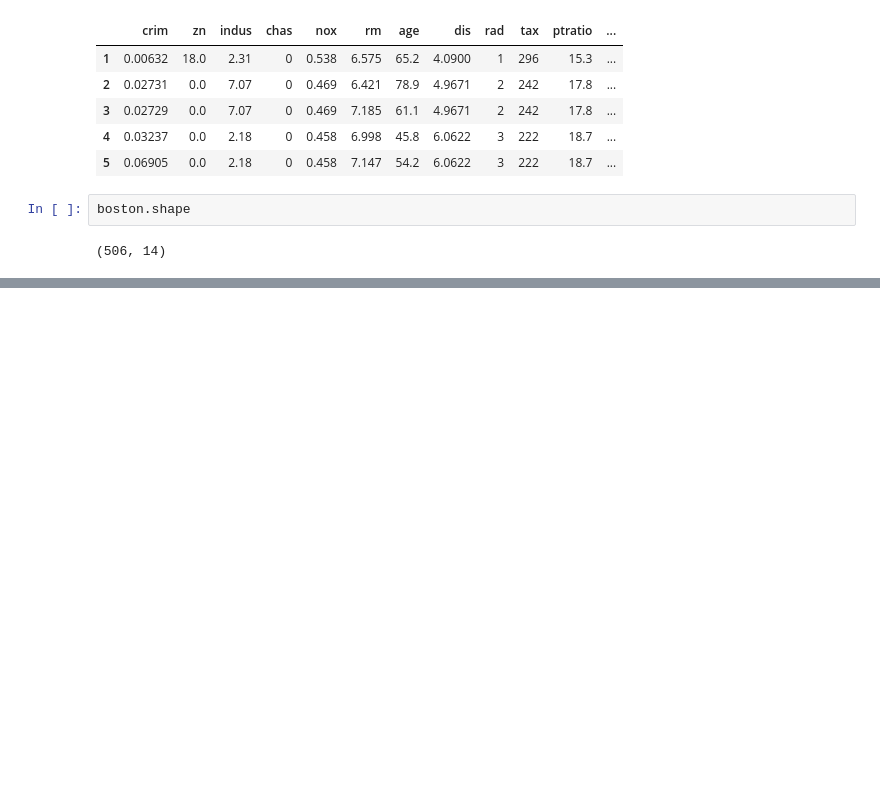
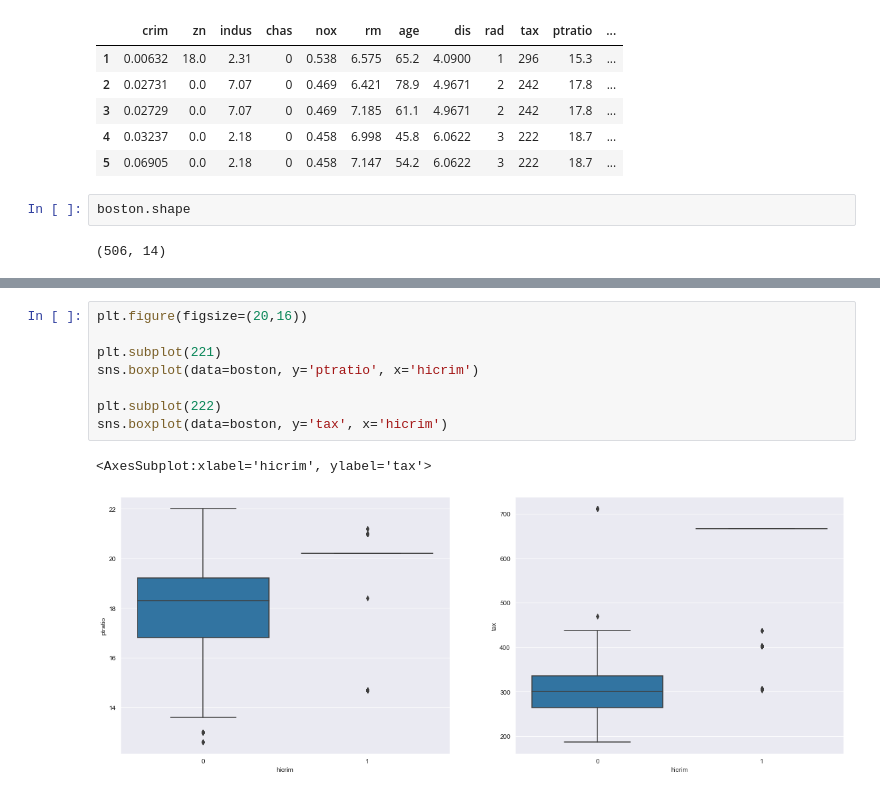
Before and after one commit to kdesh96/ISLR-exercises, a Jupyter notebook: Ch 2 - Exercises - Applied.ipynb, the cells around one changed output, grey strips where cells are left out. Cells and saved outputs as stored; diff of their text form; blank space fills up the shorter version.

```diff
--- a/Ch 2 - Exercises - Applied.ipynb
+++ b/Ch 2 - Exercises - Applied.ipynb
@@ -209,0 +268,11 @@ boston.shape
+# %%
+plt.figure(figsize=(20,16))
+
+plt.subplot(221)
+sns.boxplot(data=boston, y='ptratio', x='hicrim')
+
+plt.subplot(222)
+sns.boxplot(data=boston, y='tax', x='hicrim')
+# %% [output]
+<AxesSubplot:xlabel='hicrim', ylabel='tax'>
+[figure, added]
```
Also changed, not shown: parts of 13 cells of this notebook.
